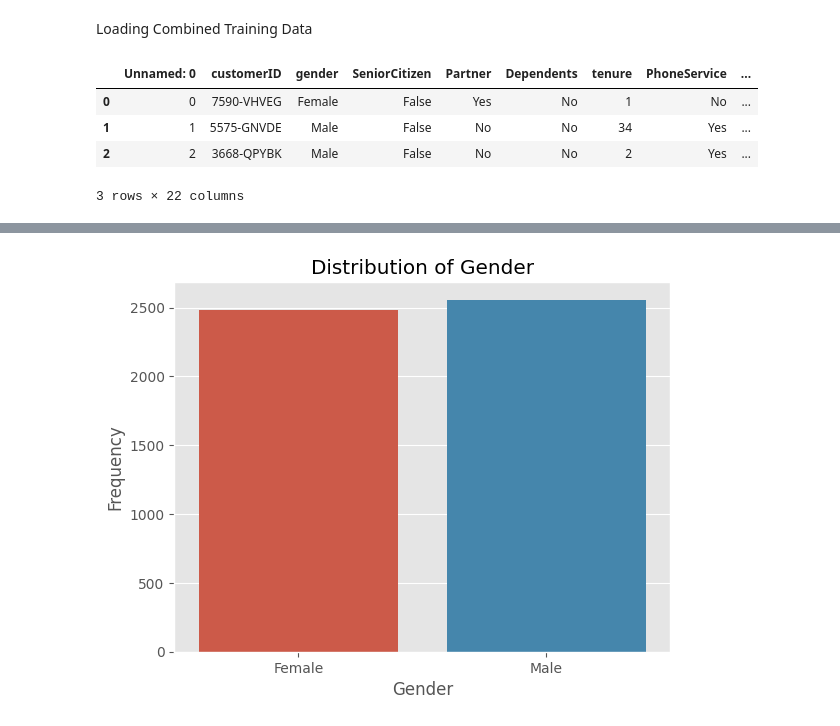
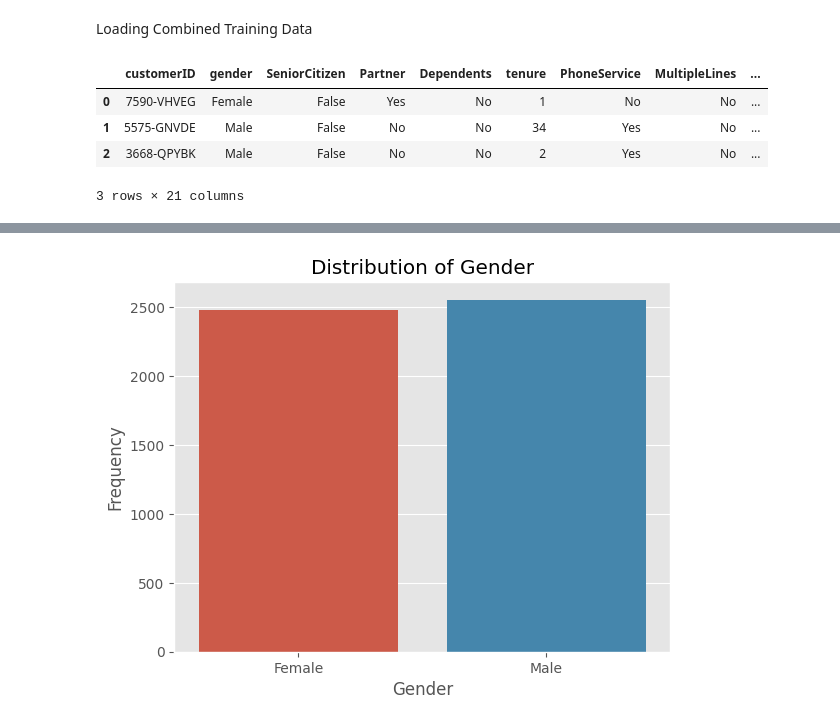
Before and after one commit to kaitany/Telecommunications-Churn-Analysis, a Jupyter notebook: Predicting_Customer_Churn.ipynb, the cells around one changed output, grey strips where cells are left out. Cells and saved outputs as stored; diff of their text form; code cells hidden in the pictures.

```diff
--- a/Predicting_Customer_Churn.ipynb
+++ b/Predicting_Customer_Churn.ipynb
@@ -1106,13 +1092,13 @@ df_combined.to_csv('Clean_Train_Data.csv')
 Loading Combined Training Data
 # %%
 #Use of pandas pd.read_csv method
-df = pd.read_csv('Clean_Train_Data.csv', index_col=False)
+df = pd.read_csv('Clean_Train_Data.csv')
 
 #Preview of first few rows of the data
 df.head(3)
 # %% [output]
-|  | Unnamed: 0 | customerID | gender | SeniorCitizen | Partner | Dependents | tenure | PhoneService | ... |
-| 0 | 0 | 7590-VHVEG | Female | False | Yes | No | 1 | No | ... |
-| 1 | 1 | 5575-GNVDE | Male | False | No | No | 34 | Yes | ... |
-| 2 | 2 | 3668-QPYBK | Male | False | No | No | 2 | Yes | ... |
+|  | customerID | gender | SeniorCitizen | Partner | Dependents | tenure | PhoneService | MultipleLines | ... |
+| 0 | 7590-VHVEG | Female | False | Yes | No | 1 | No | No | ... |
+| 1 | 5575-GNVDE | Male | False | No | No | 34 | Yes | No | ... |
+| 2 | 3668-QPYBK | Male | False | No | No | 2 | Yes | No | ... |
-3 rows × 22 columns
+3 rows × 21 columns
```
Also changed, not shown: parts of 215 cells of this notebook, 1 other file.
